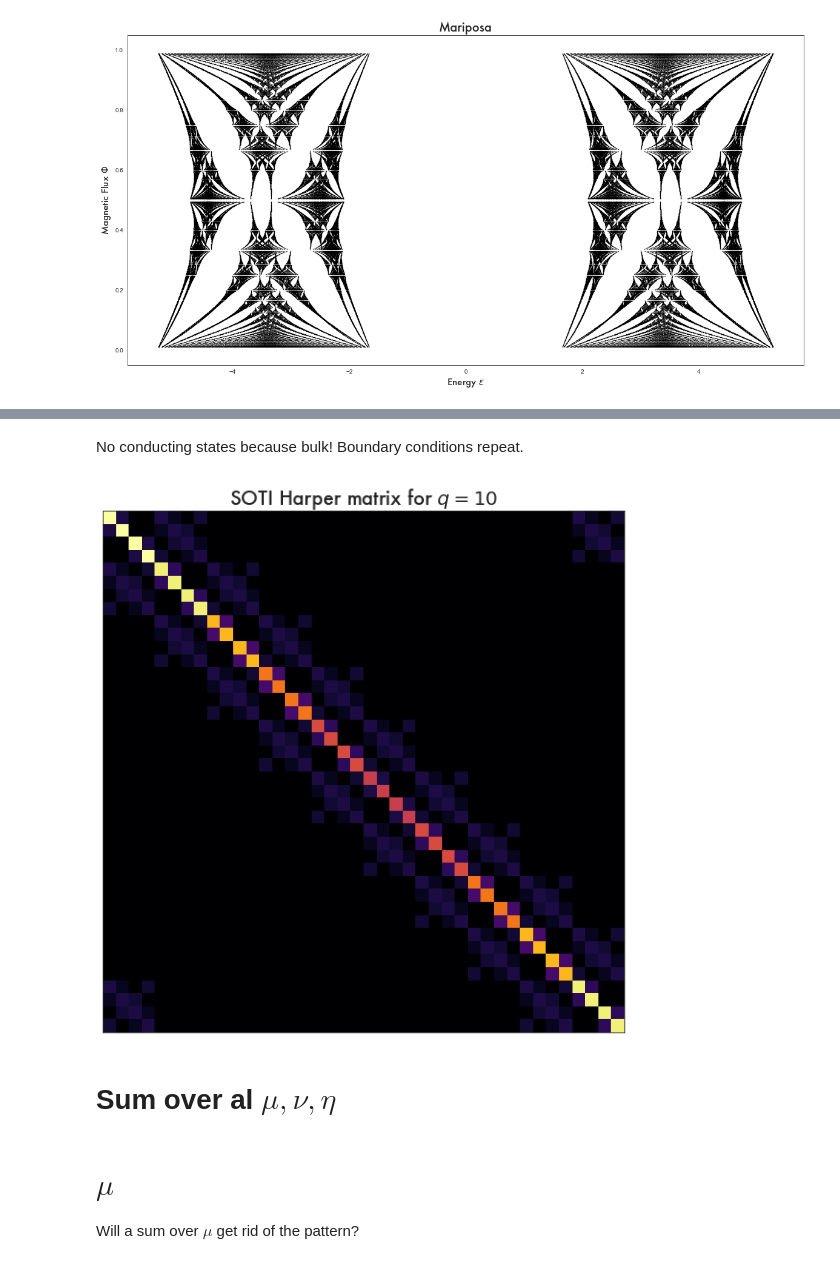
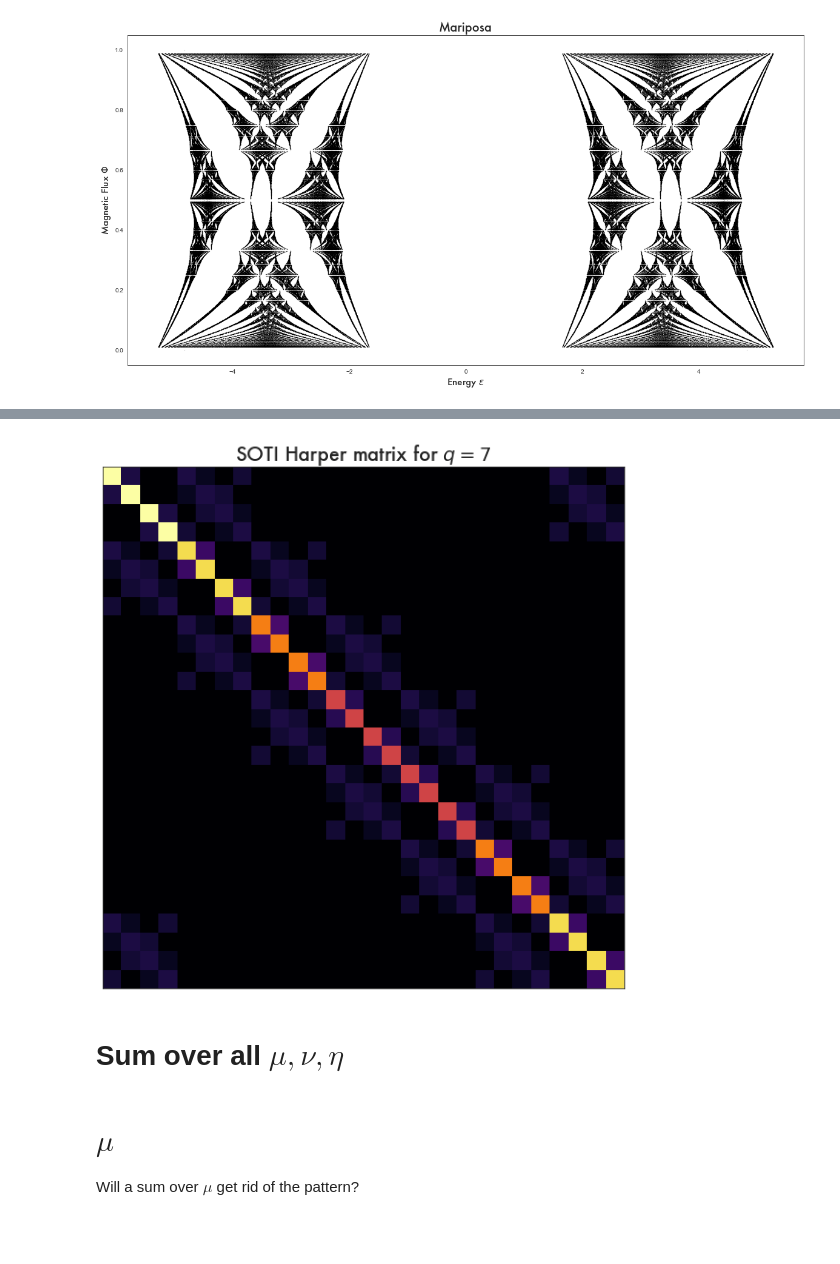
Before and after one commit to leogoutte/SOTI_Butterfly, a Jupyter notebook: SOTI_hofbut.ipynb, the cells around one changed output, grey strips where cells are left out. Cells and saved outputs as stored; diff of their text form; code cells hidden in the pictures; blank space fills up the shorter version.

```diff
--- a/SOTI_hofbut.ipynb
+++ b/SOTI_hofbut.ipynb
@@ -130,18 +22,9 @@ plt.scatter(k_ret,Es)
-# %% [markdown]
-No conducting states because bulk! Boundary conditions repeat.
-# %%
-test = Harper_SOTI(p=1,q=10)
-
-plt.figure(figsize=(10,10))
-plt.title(r"SOTI Harper matrix for $q = 10$", fontsize = 20, **camfont)
-plt.imshow(np.abs(test), cmap = 'inferno')
-plt.xticks([])
-plt.yticks([])
-plt.show()
-# %% [output]
-[figure, removed]
+# %%
+st.matrix_form(q=7)
+# %% [output]
+[figure, added]
 # %% [markdown]
-# Sum over al $\mu, \nu, \eta$
+# Sum over all $\mu, \nu, \eta$
 # %% [markdown]
 # $\mu$
 Will a sum over $\mu$ get rid of the pattern?
```
Also changed, not shown: parts of 22 cells of this notebook, 3 other files.
